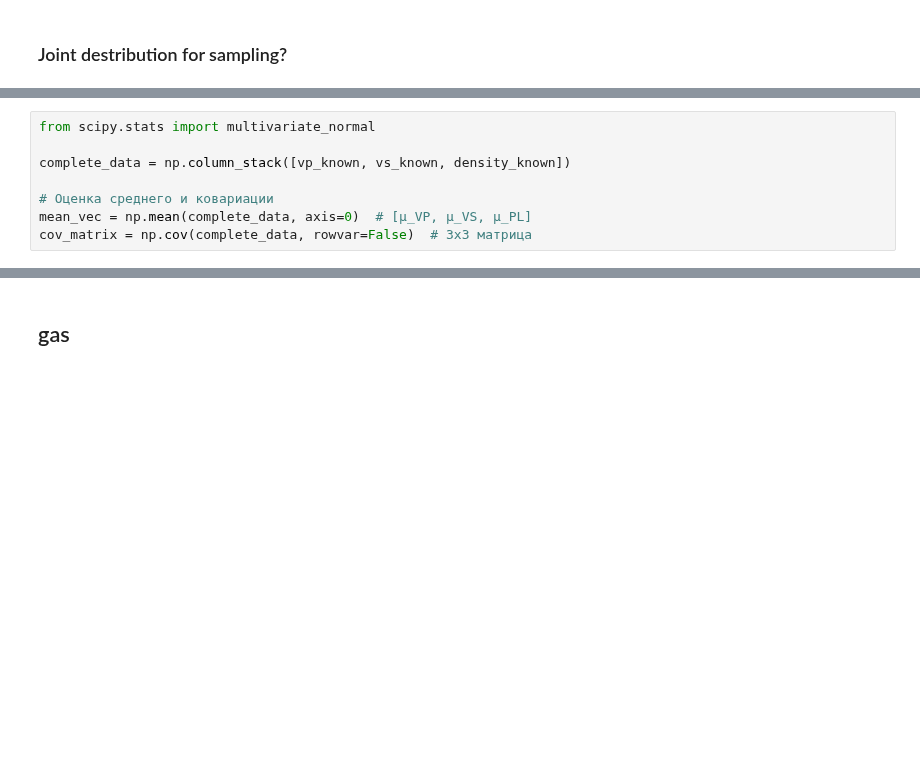
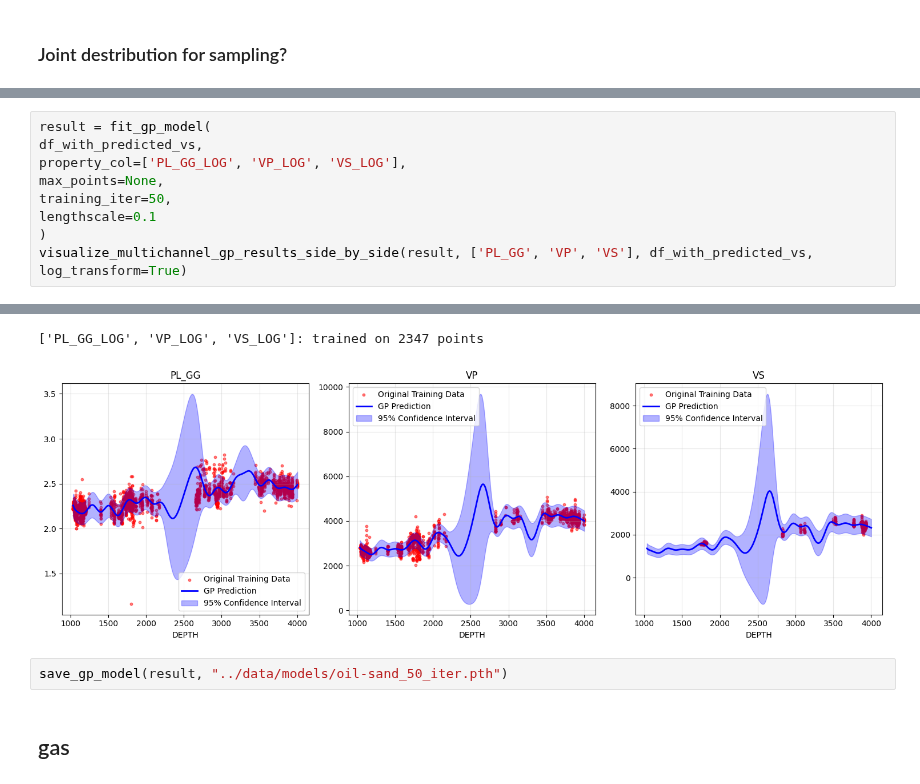
Before and after one commit to spaceswimmer/nnseismic, a Jupyter notebook: src/get-rockphysics-tagilsk.ipynb, the cells around one changed output, grey strips where cells are left out. Drawn from its saved outputs; the diff is of its cells as text; blank space fills up the shorter version.

```diff
--- a/src/get-rockphysics-tagilsk.ipynb
+++ b/src/get-rockphysics-tagilsk.ipynb
@@ -347,8 +348,10 @@ array([[1.05701880e+03, 2.76207747e+03,            nan, 2.19492197e+00],
 # %%
-from scipy.stats import multivariate_normal
-
-complete_data = np.column_stack([vp_known, vs_known, density_known])
-
-# Оценка среднего и ковариации
-mean_vec = np.mean(complete_data, axis=0)  # [μ_VP, μ_VS, μ_PL]
-cov_matrix = np.cov(complete_data, rowvar=False)  # 3x3 матрица
+result = fit_gp_model(
+df_with_predicted_vs,
+property_col=['PL_GG_LOG', 'VP_LOG', 'VS_LOG'],
+max_points=None,
+training_iter=50,
+lengthscale=0.1
+)
+visualize_multichannel_gp_results_side_by_side(result, ['PL_GG', 'VP', 'VS'], df_with_predicted_vs, log_transform=True)
+# %% [output]
@@ -355,3 +361,7 @@ cov_matrix = np.cov(complete_data, rowvar=False)  # 3x3 матрица
+['PL_GG_LOG', 'VP_LOG', 'VS_LOG']: trained on 2347 points
+[figure, added]
+# %%
+save_gp_model(result, "../data/models/oil-sand_50_iter.pth")
 # %% [markdown]
 ## gas
 # %%
```
Also changed, not shown: parts of 13 cells of this notebook, 3 other files.
